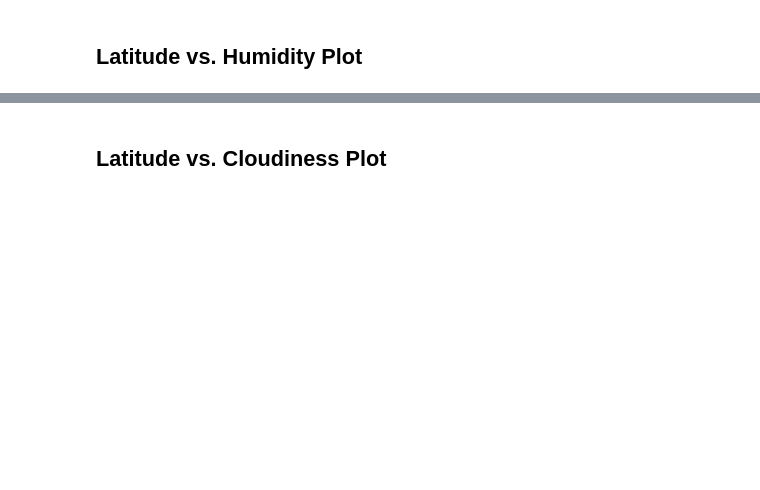
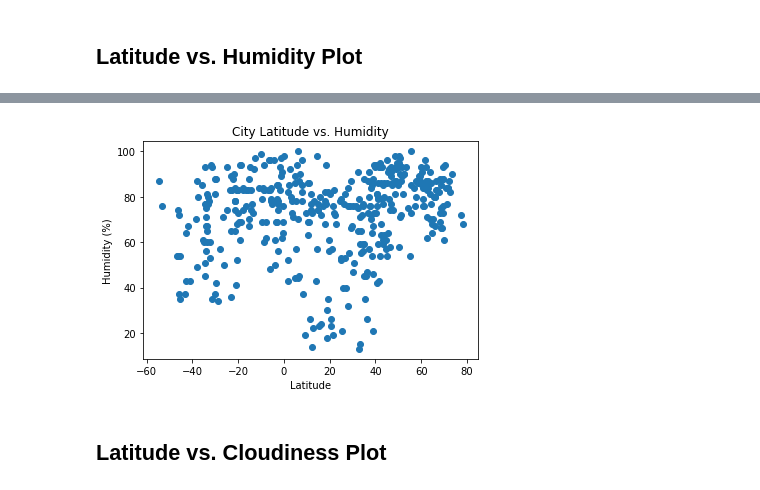
Before and after one commit to cdiaz855/python-api-challenge, a Jupyter notebook: WeatherPy/WeatherPy.ipynb, the cells around one changed output, grey strips where cells are left out. Saved outputs shown, nothing was run; the diff lists cells and outputs as text; code cells hidden in the pictures; blank space fills up the shorter version.

```diff
--- a/WeatherPy/WeatherPy.ipynb
+++ b/WeatherPy/WeatherPy.ipynb
@@ -149,2 +179,10 @@ Int64Index([], dtype='int64')
+# %%
+plt.scatter(city_df['Lat'],city_df['Humidity'])
+plt.xlabel('Latitude')
+plt.ylabel('Humidity (%)')
+plt.title('City Latitude vs. Humidity')
+plt.show()
+# %% [output]
+[figure, added]
 # %% [markdown]
 ## Latitude vs. Cloudiness Plot
```
Also changed, not shown: parts of 36 cells of this notebook, 5 other files.
